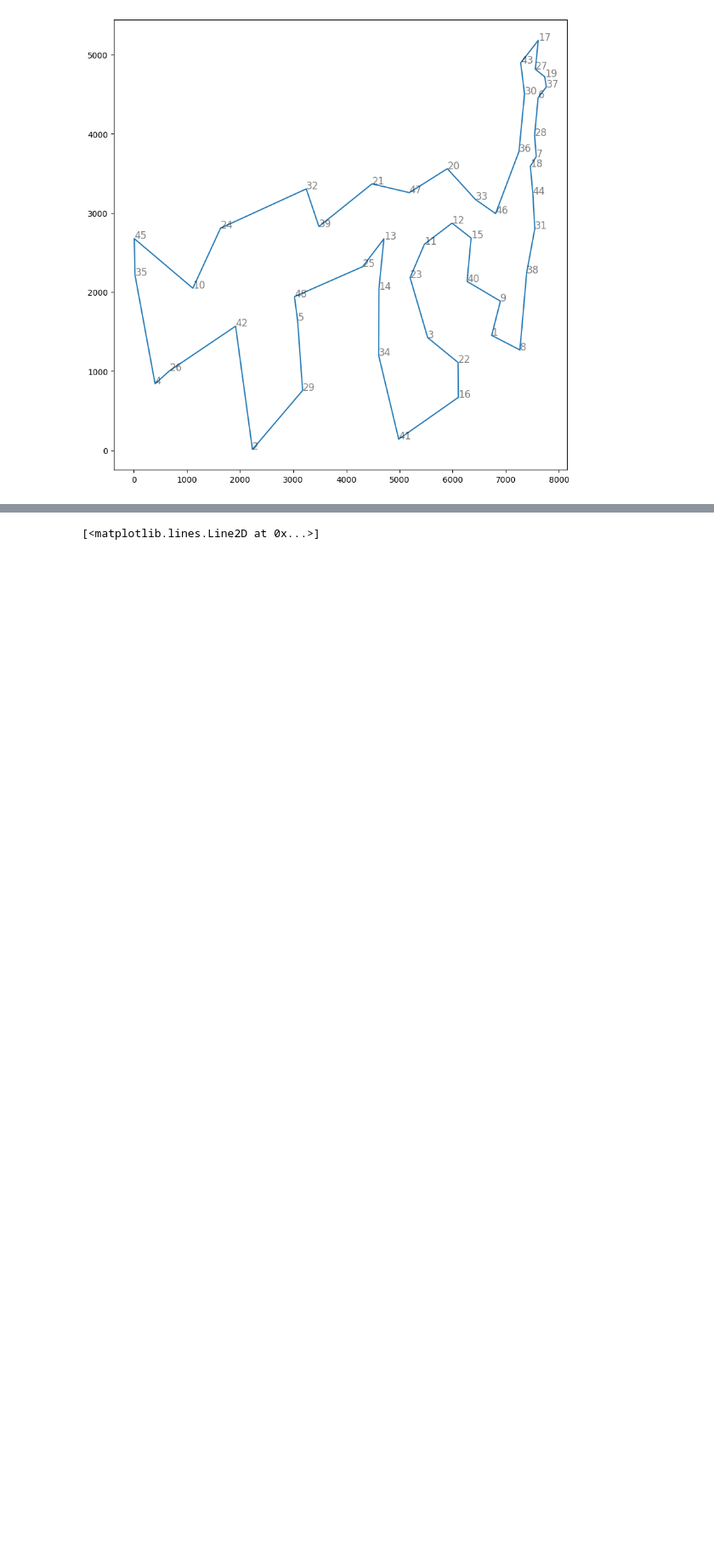
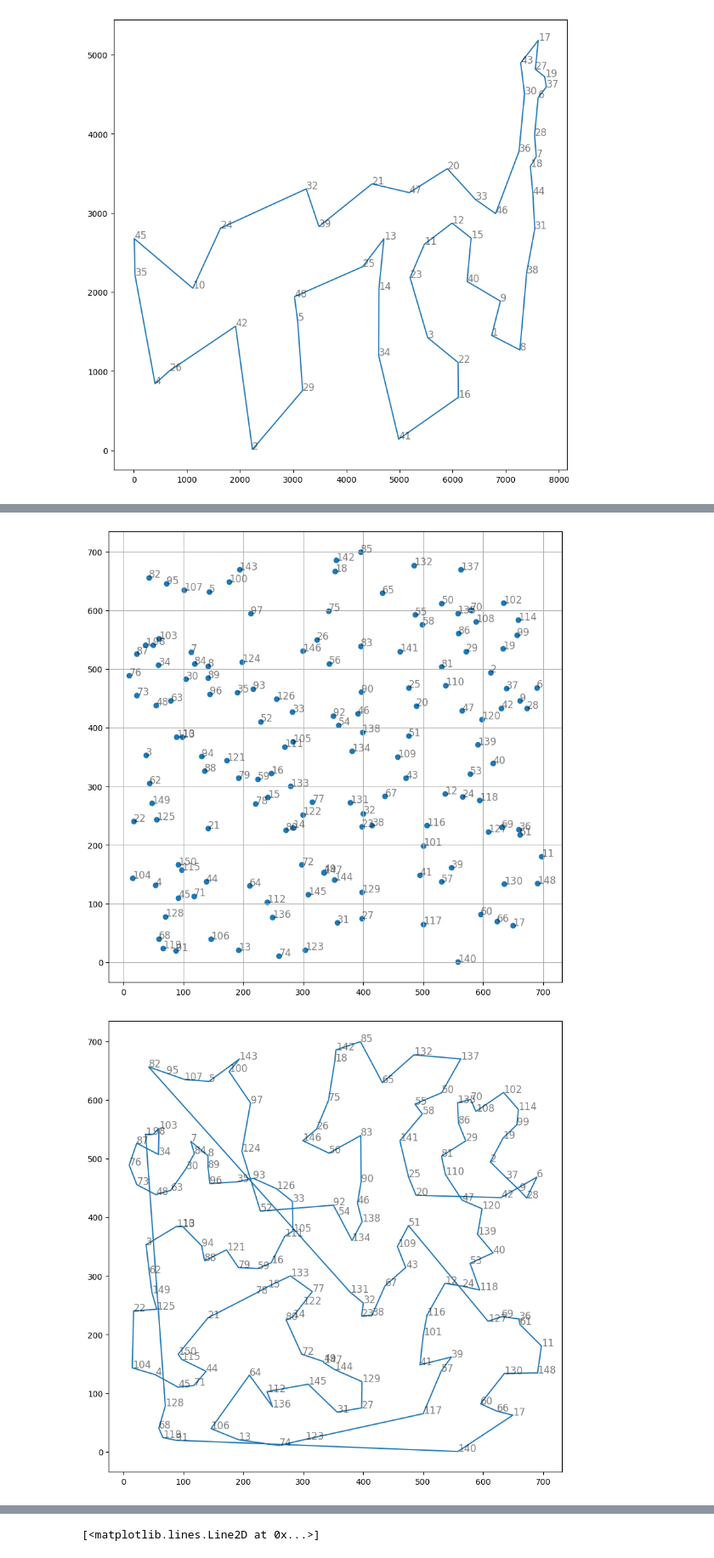
Before and after one commit to helveticacode/TSP, a Jupyter notebook: 都市計画へのアプローチ.ipynb, the cells around one changed output, grey strips where cells are left out. Shown at 85% size. Saved outputs shown, nothing was run; the diff lists cells and outputs as text; code cells hidden in the pictures; blank space fills up the shorter version.

```diff
--- a/都市計画へのアプローチ.ipynb
+++ b/都市計画へのアプローチ.ipynb
@@ -28,7 +28,12 @@ Successfully installed simanneal-0.5.0
 Mounted at /content/drive
 Requirement already satisfied: xlrd in /usr/local/lib/python3.10/dist-packages (2.0.1)
 # %%
-
+def euc2d_distance(a,b): #aとbの間のatt距離を返す　a = [x_a,y_a] b = [x_b,y_b]
+  xd = a[0] - b[0];
+  yd = a[1] - b[1];
+  rij = math.sqrt(xd*xd + yd*yd);
+  dij = int(rij+0.5)
+  return dij
 def att_distance(a,b): #aとbの間のatt距離を返す　a = [x_a,y_a] b = [x_b,y_b]
   xd = a[0] - b[0];
   yd = a[1] - b[1];
@@ -310,3 +315,6 @@ results = tsp_solve(towns_filename = "att48",distance_mesure = att_distance,idea
 [figure]
 [figure]
 [figure]
+# %%
+results = tsp_solve(towns_filename = "ch150",distance_mesure = euc2d_distance,ideal_route=6528,move_method = "2-opt",initial_method= "greedy",grid = "on")
+# %% [output]
@@ -312,0 +323,2 @@ results = tsp_solve(towns_filename = "att48",distance_mesure = att_distance,idea
+[figure, added]
+[figure, added]
```
Also changed, not shown: parts of 2 cells of this notebook.
